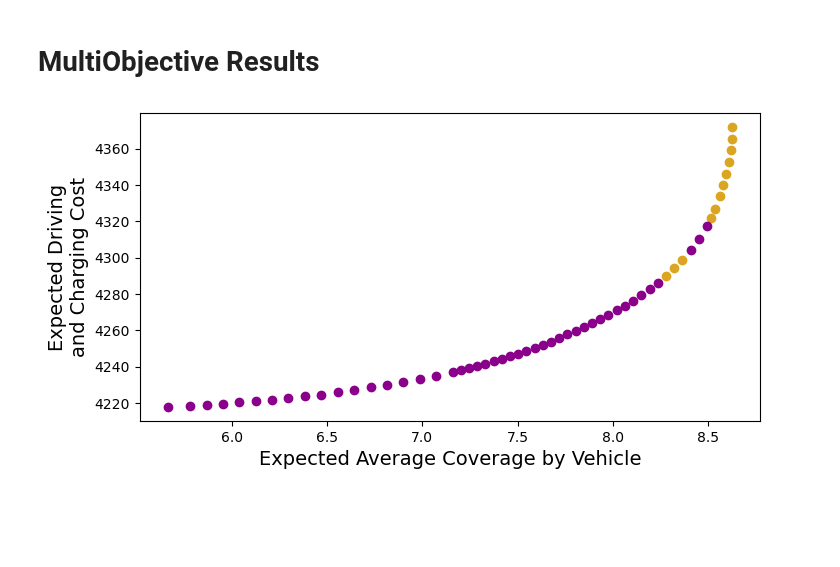
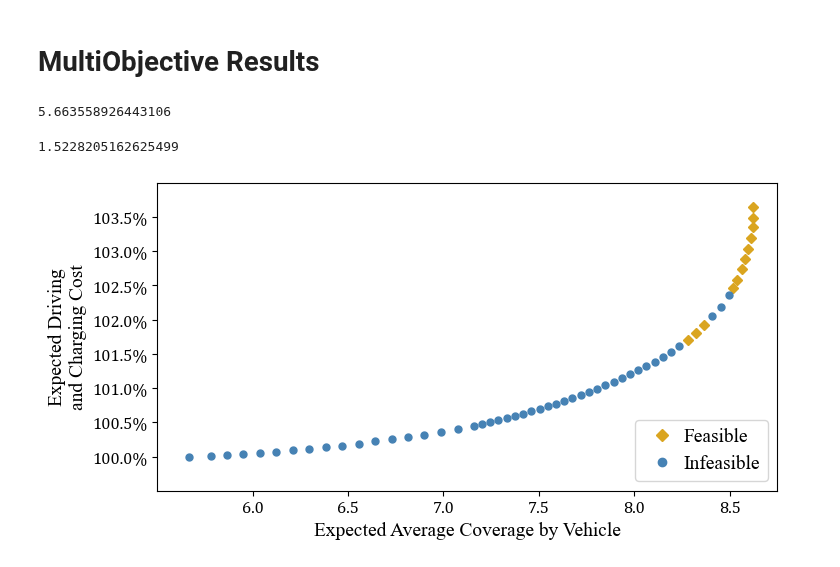
Before and after one commit to juanbeta98/MOPTA-23, a Jupyter notebook: Results.ipynb, the cells around one changed output. Cells and saved outputs as stored; diff of their text form; code cells hidden in the pictures; blank space fills up the shorter version.

Commit message:
New results

```diff
--- a/Results.ipynb
+++ b/Results.ipynb
@@ -184,20 +185,48 @@ for e in epsilons:
 
     file = open(path+f"/Multiobjective/Configurations/Objectives/objs_{e}","rb")
     objs[e] = load(file); file.close()
+# %%
+cov[0.3434633262557294]
+# %% [output]
+5.663558926443106
+# %%
+cov[0.0]/cov[0.3434633262557294]
+# %% [output]
+1.5228205162625499
 # %%
 def plot_pareto_frontier(cov,cost,objs):
+
+    feasibles = list()
+    min_cost = cost[0.3434633262557294]
 
     fig, ax = plt.subplots(figsize=(8,4),nrows=1,ncols=1)
 
     for e in epsilons:
         infeasible = sum(objs[e][sc][1] for sc in range(25))
-        if infeasible == 0: col = "goldenrod"
-        else: col = "darkmagenta"
-        ax.plot(cov[e],cost[e],marker="o",color=col,linestyle="")
+        if infeasible == 0: col = "goldenrod"; mark = "D"; feasibles.append(e)
+        else: col = "steelblue"; mark = "o"
+        ax.plot(cov[e],cost[e]/min_cost,marker=mark,color=col,linestyle="",markersize=5)
 
-    ax.set_ylabel("Expected Driving\nand Charging Cost",fontsize=14)
-    ax.set_xlabel("Expected Average Coverage by Vehicle",fontsize=14)
+    ax.set_ylim(0.995,1.04)
+    ticks = [i/1000 for i in range(1000,1036,5)]
+    ax.set_yticks(ticks); ax.set_yticklabels([f"{round(i*100,1)}%" for i in ticks],fontname="Cambria",fontsize=12)
+    ax.set_xlim(5.5,8.75)
+    ticks = [i/10 for i in range(60,86,5)]
+    ax.set_xticks(ticks); ax.set_xticklabels(ticks,fontname="Cambria",fontsize=12)
+
+    ax.plot(0,0,marker="D",color="goldenrod",linestyle="",label="Feasible",markersize=6)
+    ax.plot(0,0,marker="o",color="steelblue",linestyle="",label="Infeasible",markersize=6)
+
+    L = ax.legend(loc="lower right",fontsize=14,labelspacing=0.5,handletextpad=0.1)
+    plt.setp(L.texts, family="Times New Roman")
+
+    ax.set_ylabel("Expected Driving\nand Charging Cost",fontsize=14,fontname="Times New Roman")
+    ax.set_xlabel("Expected Average Coverage by Vehicle",fontsize=14,fontname="Times New Roman")
+
+    plt.savefig(path+f"/Results/Station Configurations.png",dpi=300,bbox_inches="tight")
+
+    return feasibles
 # %%
-plot_pareto_frontier(cov,cost,objs)
+feasibles = plot_pareto_frontier(cov,cost,objs)
 # %% [output]
-[figure, old version]
+[figure, new version]
```
Also changed, not shown: parts of 2 cells of this notebook, 4 other files.
